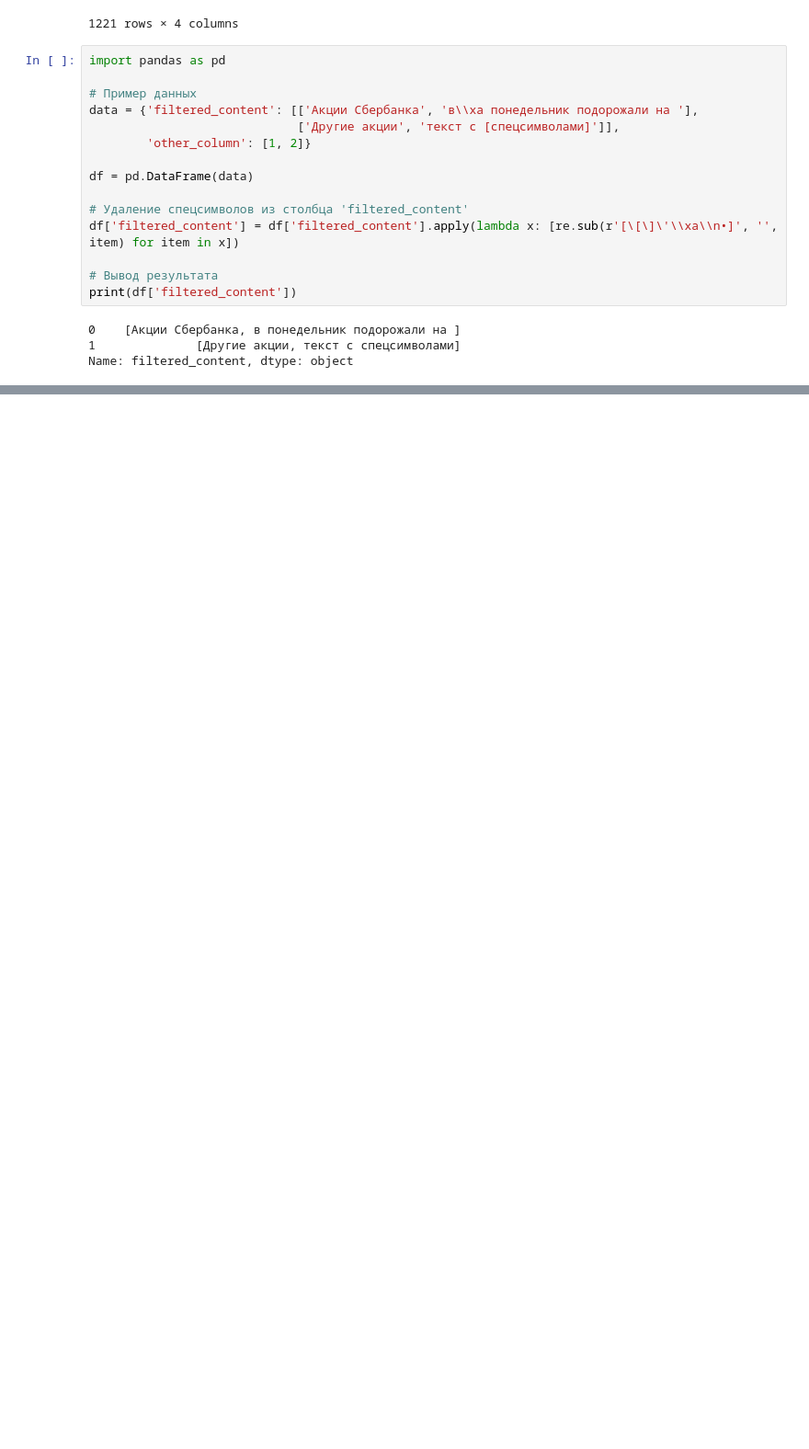
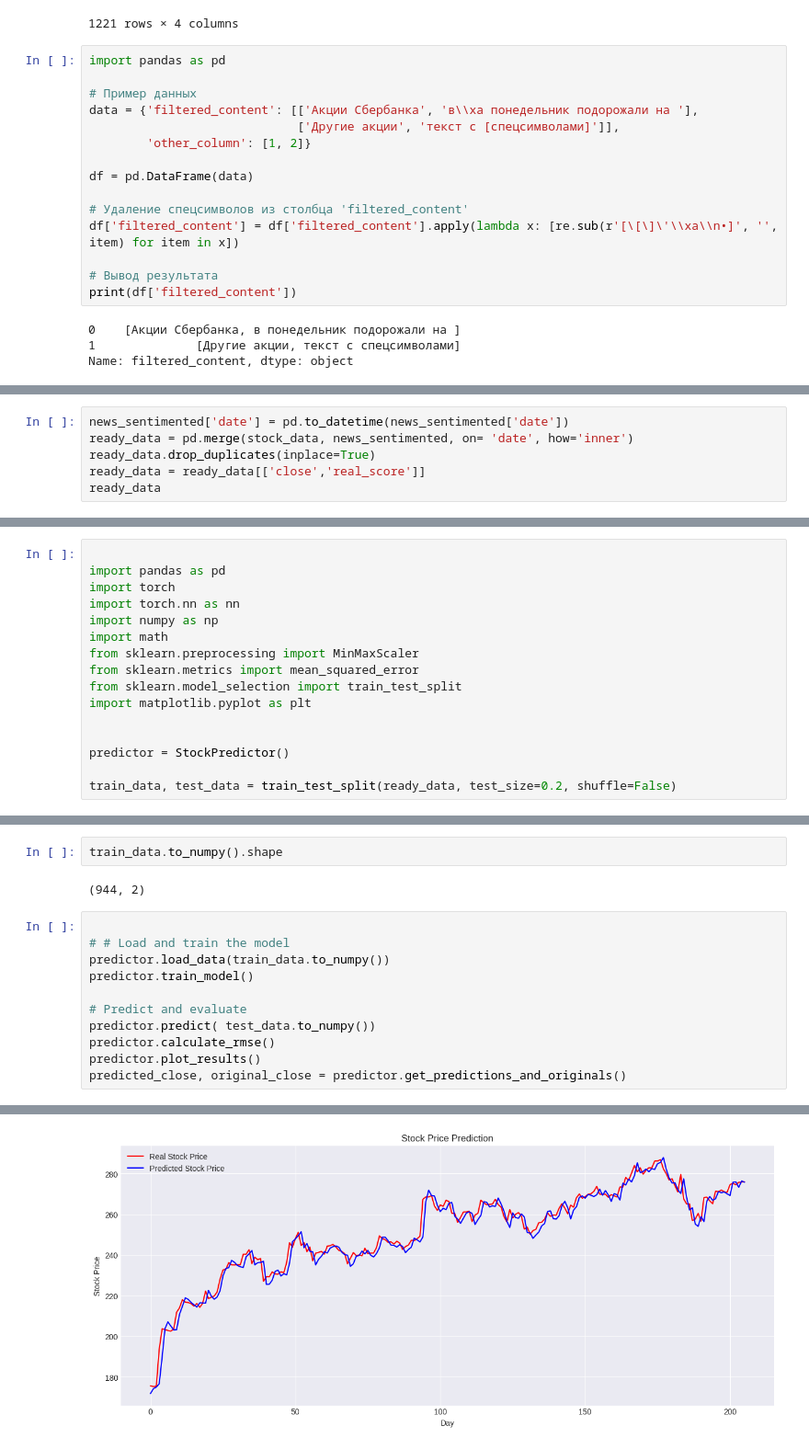
Before and after one commit to DmitryRedko/VKR-Redko-D.A., a Jupyter notebook: stocks/main.ipynb, the cells around one changed output, grey strips where cells are left out. Shown: that part at 92% size. Cells and saved outputs as stored; diff of their text form; blank space fills up the shorter version.

```diff
--- a/stocks/main.ipynb
+++ b/stocks/main.ipynb
@@ -743,0 +234,6 @@ plt.show()
+# %%
+news_sentimented['date'] = pd.to_datetime(news_sentimented['date'])
+ready_data = pd.merge(stock_data, news_sentimented, on= 'date', how='inner')
+ready_data.drop_duplicates(inplace=True)
+ready_data = ready_data[['close','real_score']]
+ready_data
@@ -743,0 +378,16 @@ plt.show()
+# %%
+
+import pandas as pd
+import torch
+import torch.nn as nn
+import numpy as np
+import math
+from sklearn.preprocessing import MinMaxScaler
+from sklearn.metrics import mean_squared_error
+from sklearn.model_selection import train_test_split
+import matplotlib.pyplot as plt
+
+
+predictor = StockPredictor()
+
+train_data, test_data = train_test_split(ready_data, test_size=0.2, shuffle=False)
@@ -743,0 +426,16 @@ plt.show()
+# %%
+train_data.to_numpy().shape
+# %% [output]
+(944, 2)
+# %%
+
+# # Load and train the model
+predictor.load_data(train_data.to_numpy())
+predictor.train_model()
+
+# Predict and evaluate
+predictor.predict( test_data.to_numpy())
+predictor.calculate_rmse()
+predictor.plot_results()
+predicted_close, original_close = predictor.get_predictions_and_originals()
+# %% [output]
@@ -743,0 +459 @@ plt.show()
+[figure, added]
```
Also changed, not shown: parts of 40 cells of this notebook, 5 other files.
